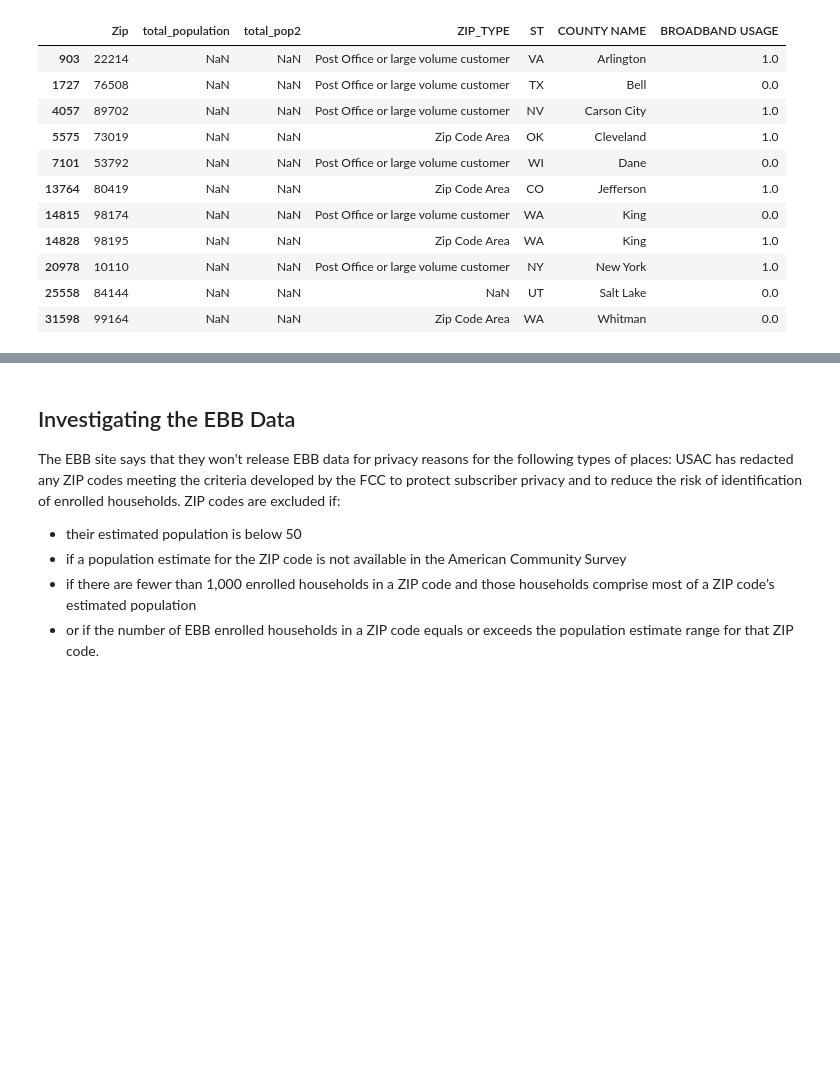
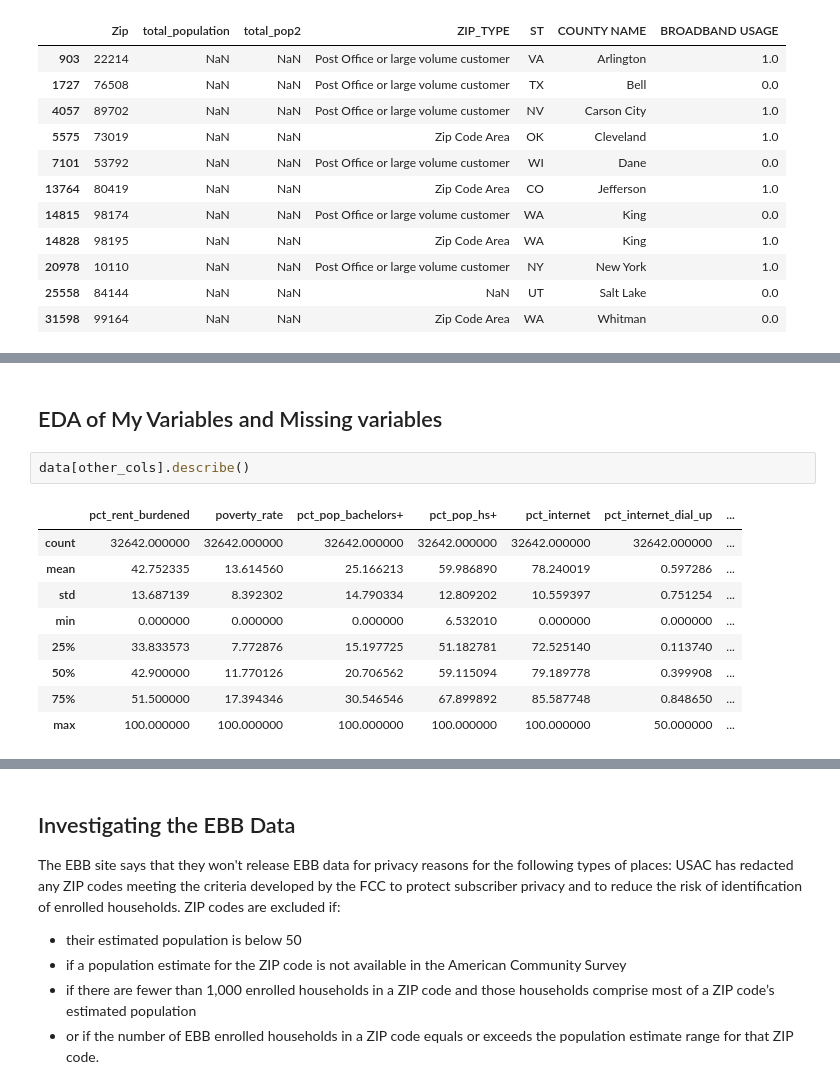
Before and after one commit to jcweaver/broadband-capstone, a Jupyter notebook: notebooks/Joanie_full_EDA.ipynb, the cells around one changed output, grey strips where cells are left out. Drawn from its saved outputs; the diff is of its cells as text; blank space fills up the shorter version.

```diff
--- a/notebooks/Joanie_full_EDA.ipynb
+++ b/notebooks/Joanie_full_EDA.ipynb
@@ -135,3 +145,17 @@ data.describe().T
 | total_pop2 | 32642.0 | 4497.850631 | 2121.807668 | 14.00000 | 3123.677332 | 4270.023508 | 5464.197076 | 5.983386e+04 |
 | RUCA1 | 32638.0 | 4.315522 | 3.560467 | 1.00000 | 1.000000 | 2.000000 | 8.000000 | 9.900000e+01 |
 | RUCA2 | 32638.0 | 4.321812 | 3.566864 | 1.00000 | 1.000000 | 2.000000 | 8.000000 | 9.900000e+01 |
+# %% [markdown]
+## EDA of My Variables and Missing variables
+# %%
+data[other_cols].describe()
+# %% [output]
+|  | pct_rent_burdened | poverty_rate | pct_pop_bachelors+ | pct_pop_hs+ | pct_internet | pct_internet_dial_up | ... |
+| count | 32642.000000 | 32642.000000 | 32642.000000 | 32642.000000 | 32642.000000 | 32642.000000 | ... |
+| mean | 42.752335 | 13.614560 | 25.166213 | 59.986890 | 78.240019 | 0.597286 | ... |
+| std | 13.687139 | 8.392302 | 14.790334 | 12.809202 | 10.559397 | 0.751254 | ... |
+| min | 0.000000 | 0.000000 | 0.000000 | 6.532010 | 0.000000 | 0.000000 | ... |
+| 25% | 33.833573 | 7.772876 | 15.197725 | 51.182781 | 72.525140 | 0.113740 | ... |
+| 50% | 42.900000 | 11.770126 | 20.706562 | 59.115094 | 79.189778 | 0.399908 | ... |
+| 75% | 51.500000 | 17.394346 | 30.546546 | 67.899892 | 85.587748 | 0.848650 | ... |
+| max | 100.000000 | 100.000000 | 100.000000 | 100.000000 | 100.000000 | 50.000000 | ... |
```
Also changed, not shown: parts of 11 cells of this notebook, 4 other files.
